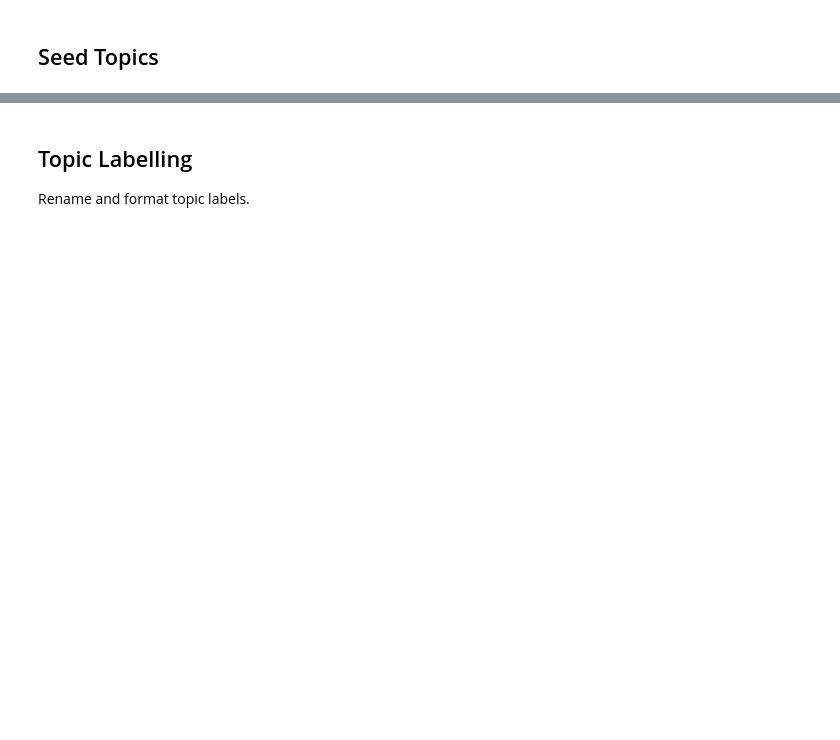
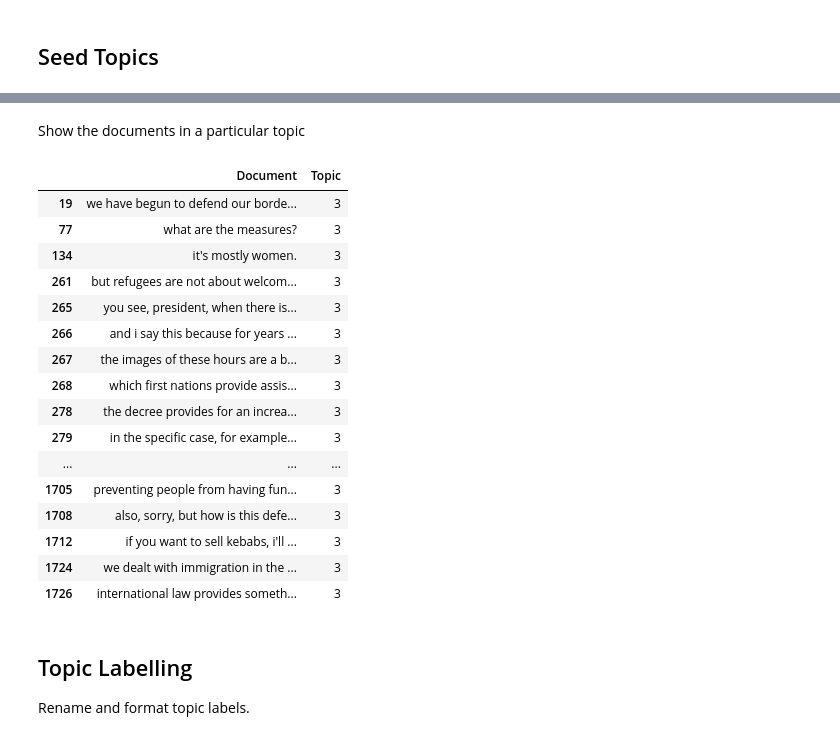
Before and after one commit to frasercrichton/investigation-influence-industry-italy, a Jupyter notebook: analysis/AnalyseTopicMap.ipynb, the cells around one changed output, grey strips where cells are left out. Drawn from its saved outputs; the diff is of its cells as text; code cells hidden in the pictures; blank space fills up the shorter version.

Commit message:
feat: topic map work.

```diff
--- a/analysis/AnalyseTopicMap.ipynb
+++ b/analysis/AnalyseTopicMap.ipynb
@@ -17,6 +17,7 @@ from nltk import sent_tokenize, word_tokenize
 # nltk.download('punkt')
 
 
+pd.set_option('display.max_colwidth', None)
 openai.api_key=os.environ['openai_api_key']
 processed_dir = '../data/processed/'
 os.makedirs(processed_dir + 'html', exist_ok = True)
@@ -257 +252,32 @@ topic_model.get_topic_info()
+# %% [markdown]
+Show the documents in a particular topic
+# %%
+
+interesting_topics=[1, 2, 5, 8, 9, 14, 23, 29, 30]
+# If you want to change the topics to something else, whether that is merging them or removing outliers,
+# you can pass a custom list of topics to update them: topic_model.update_topics(docs, topics=my_updated_topics)
+# topic_model.update_topics(docs, vectorizer_model=vectorizer_model)
+# topic_model.get_topic_info()
+# representative_docs = topic_model.get_representative_docs(5)
+# representative_docs
+
+df[df['Topic'] == 3].head(50)
+# %% [output]
+|  | Document | Topic |
+| 19 | we have begun to defend our borde... | 3 |
+| 77 | what are the measures? | 3 |
+| 134 | it's mostly women. | 3 |
+| 261 | but refugees are not about welcom... | 3 |
+| 265 | you see, president, when there is... | 3 |
+| 266 | and i say this because for years ... | 3 |
+| 267 | the images of these hours are a b... | 3 |
+| 268 | which first nations provide assis... | 3 |
+| 278 | the decree provides for an increa... | 3 |
+| 279 | in the specific case, for example... | 3 |
+| ... | ... | ... |
+| 1705 | preventing people from having fun... | 3 |
+| 1708 | also, sorry, but how is this defe... | 3 |
+| 1712 | if you want to sell kebabs, i'll ... | 3 |
+| 1724 | we dealt with immigration in the ... | 3 |
+| 1726 | international law provides someth... | 3 |
 # %%
```
Also changed, not shown: parts of 21 cells of this notebook, 3 other files.
